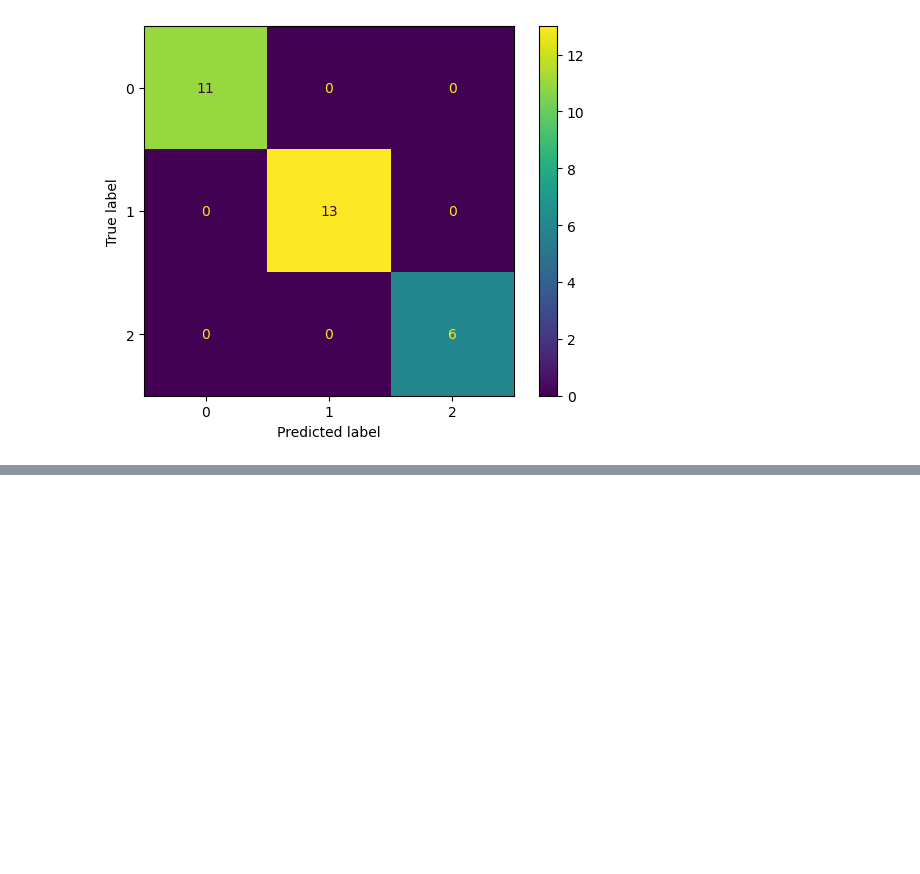
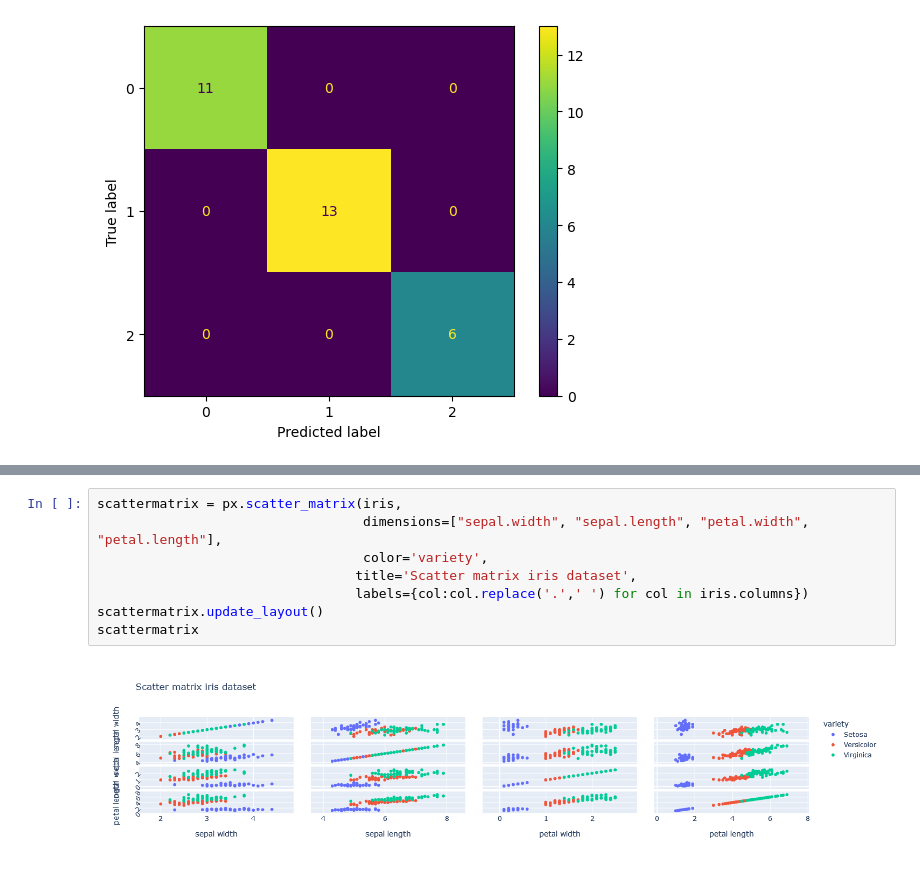
Before and after one commit to IgorEisenlohr/DataScience, a Jupyter notebook: Iris.ipynb, the cells around one changed output, grey strips where cells are left out. Cells and saved outputs as stored; diff of their text form; blank space fills up the shorter version.

```diff
--- a/Iris.ipynb
+++ b/Iris.ipynb
@@ -198,0 +205,10 @@ cm.plot()
+# %%
+scattermatrix = px.scatter_matrix(iris,
+                                  dimensions=["sepal.width", "sepal.length", "petal.width", "petal.length"],
+                                  color='variety',
+                                 title='Scatter matrix iris dataset',
+                                 labels={col:col.replace('.',' ') for col in iris.columns})
+scattermatrix.update_layout()
+scattermatrix
+# %% [output]
+[figure, added]
```
Also changed, not shown: parts of 7 cells of this notebook.
